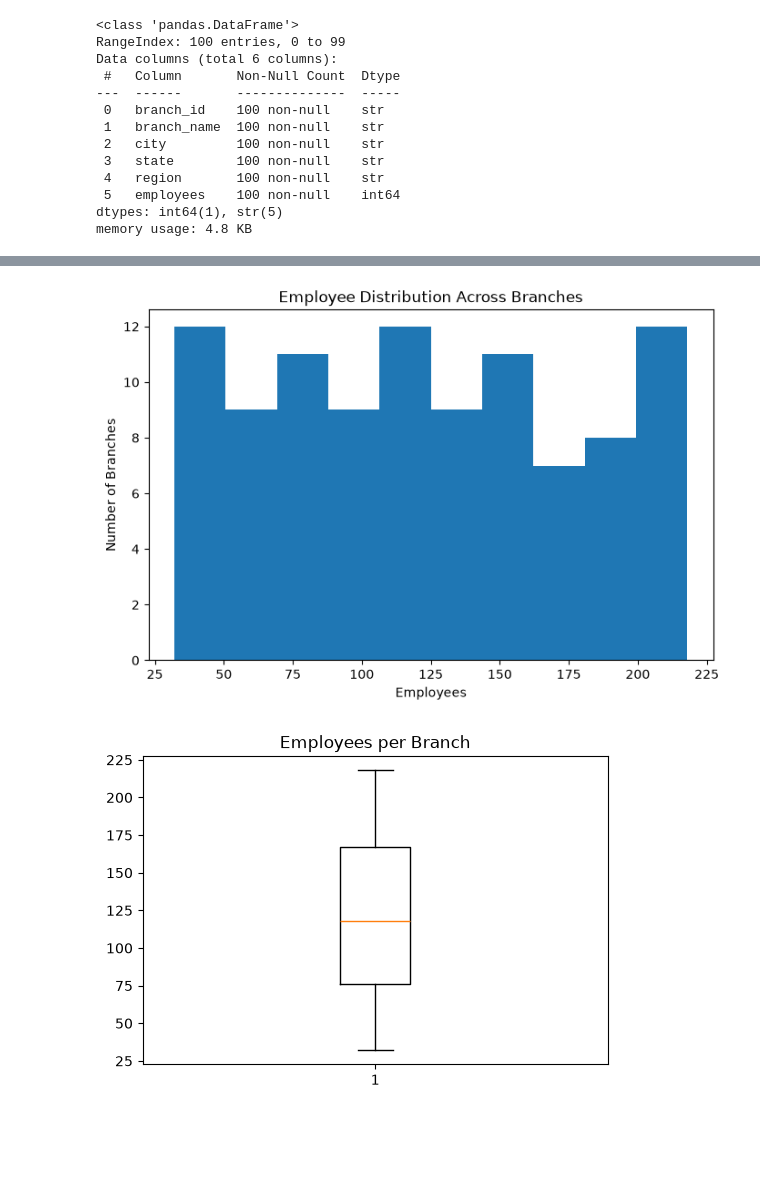
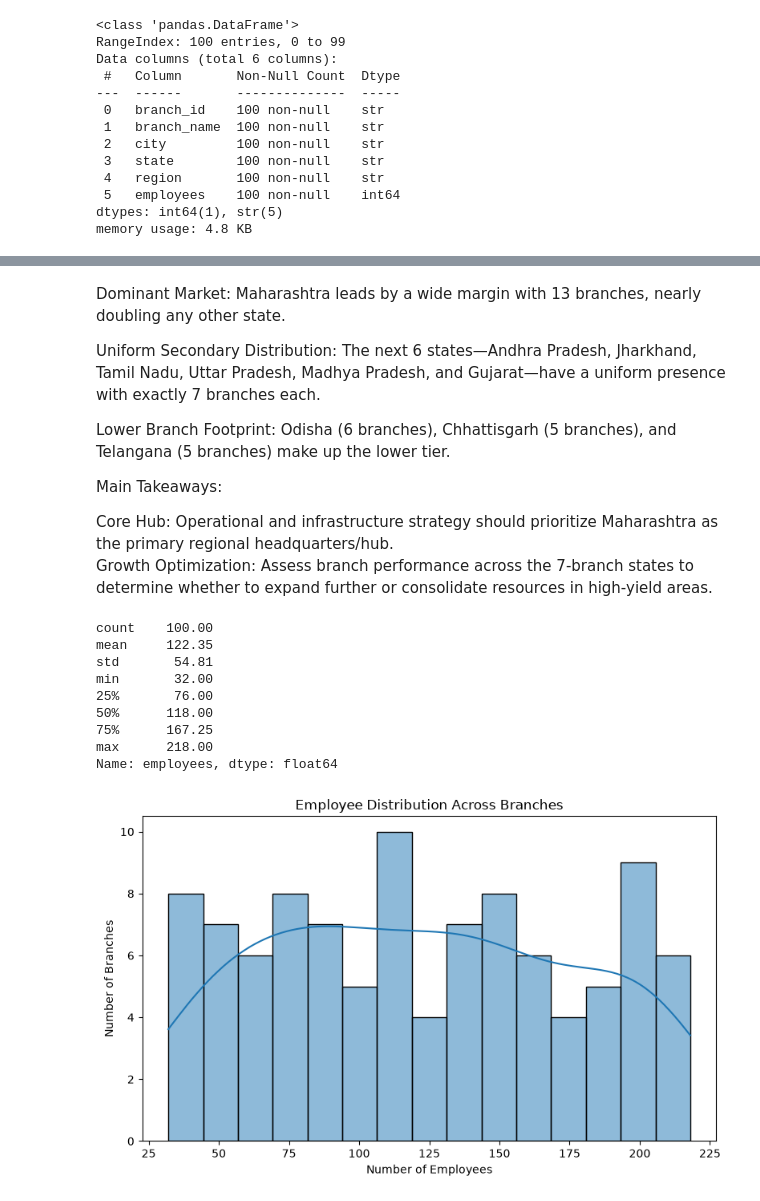
Before and after one commit to Gayatrik04/Banking-Customer-Risk-Analytics, a Jupyter notebook: notebook/05_EDA_Branches.ipynb, the cells around one changed output, grey strips where cells are left out. Cells and saved outputs as stored; diff of their text form; code cells hidden in the pictures; blank space fills up the shorter version.

```diff
--- a/notebook/05_EDA_Branches.ipynb
+++ b/notebook/05_EDA_Branches.ipynb
@@ -19,20 +20,3 @@ Data columns (total 6 columns):
  5   employees    100 non-null    int64
 dtypes: int64(1), str(5)
 memory usage: 4.8 KB
-# %%
-branches["branch_size"] = pd.cut(
-    branches["employees"],
-    bins=[0, 50, 100, 150, 250],
-    labels=["Small", "Medium", "Large", "Very Large"]
-)
-
-branch_size = branches["branch_size"].value_counts().sort_index()
-
-plt.figure(figsize=(7,5))
-plt.bar(branch_size.index.astype(str), branch_size.values)
-
-plt.title("Branch Size Distribution")
-plt.xlabel("Branch Size")
-plt.ylabel("Number of Branches")
-
-plt.show()
@@ -49,6 +22,0 @@ Key takeaway: The network is heavily skewed toward high-capacity hubs (Large and
-# %%
-branches["employee_category"] = pd.cut(
-    branches["employees"],
-    bins=[0,75,125,175,250],
-    labels=["Low","Average","High","Very High"]
-)
@@ -99,21 +96,32 @@ Key takeaway: Physical presence is highly concentrated in Maharashtra, while the
+# %% [markdown]
+Dominant Market: Maharashtra leads by a wide margin with 13 branches, nearly doubling any other state.
+
+Uniform Secondary Distribution: The next 6 states—Andhra Pradesh, Jharkhand, Tamil Nadu, Uttar Pradesh, Madhya Pradesh, and Gujarat—have a uniform presence with exactly 7 branches each.
+
+Lower Branch Footprint: Odisha (6 branches), Chhattisgarh (5 branches), and Telangana (5 branches) make up the lower tier.
+
+Main Takeaways:
+
+Core Hub: Operational and infrastructure strategy should prioritize Maharashtra as the primary regional headquarters/hub.
+Growth Optimization: Assess branch performance across the 7-branch states to determine whether to expand further or consolidate resources in high-yield areas.
 # %%
-plt.figure(figsize=(8,5))
-plt.hist(branches["employees"], bins=10)
+print(branches["employees"].describe().round(2))
 
+plt.figure(figsize=(8, 5))
+sns.histplot(data=branches, x="employees", bins=15, kde=True)
 plt.title("Employee Distribution Across Branches")
-plt.xlabel("Employees")
+plt.xlabel("Number of Employees")
 plt.ylabel("Number of Branches")
-
+plt.tight_layout()
 plt.show()
-
-
-
-plt.figure(figsize=(6,4))
-plt.boxplot(branches["employees"])
-
-plt.title("Employees per Branch")
-
-plt.show()
 # %% [output]
+count    100.00
+mean     122.35
+std       54.81
+min       32.00
+25%       76.00
+50%      118.00
+75%      167.25
+max      218.00
+Name: employees, dtype: float64
-[figure, old version]
+[figure, new version]
-[figure, removed]
```
Also changed, not shown: parts of 21 cells of this notebook, 25 other files.
